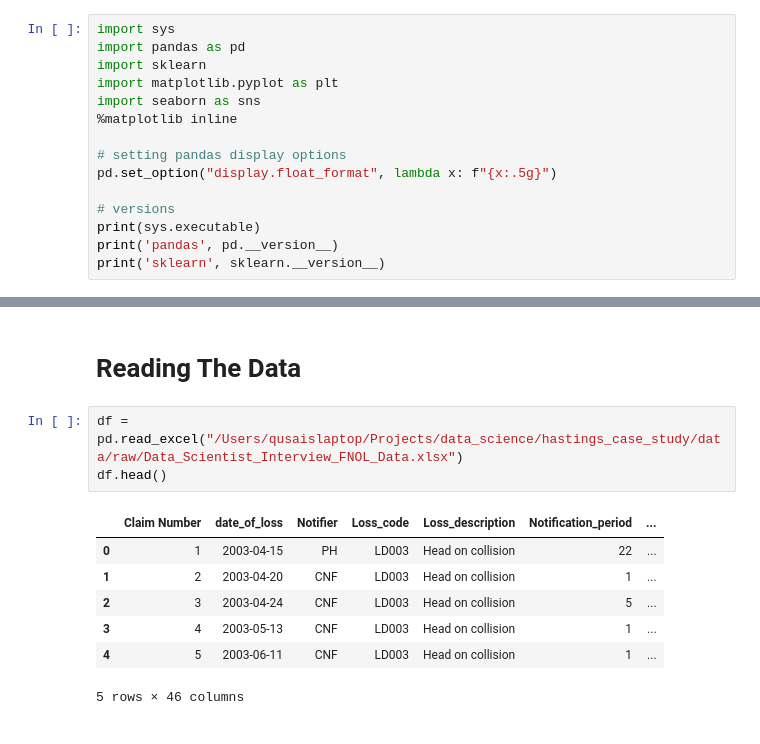
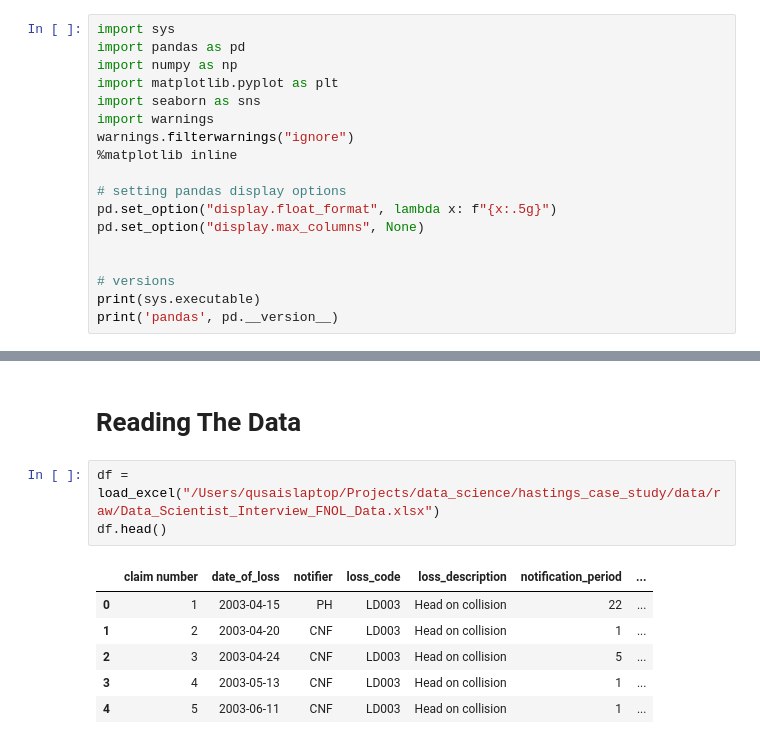
Before and after one commit to qusai238/fnol_modelling, a Jupyter notebook: notebooks/fnol_analysis.ipynb, the cells around one changed output, grey strips where cells are left out. Drawn from its saved outputs; the diff is of its cells as text.

```diff
--- a/notebooks/fnol_analysis.ipynb
+++ b/notebooks/fnol_analysis.ipynb
@@ -1,16 +4,19 @@
 # %%
 import sys
 import pandas as pd
-import sklearn
+import numpy as np
 import matplotlib.pyplot as plt
 import seaborn as sns
+import warnings
+warnings.filterwarnings("ignore")
 %matplotlib inline
 
 # setting pandas display options
 pd.set_option("display.float_format", lambda x: f"{x:.5g}")
+pd.set_option("display.max_columns", None)
+
 
 # versions
 print(sys.executable)
 print('pandas', pd.__version__)
-print('sklearn', sklearn.__version__)
 # %% [output]
@@ -21,13 +48,12 @@ sklearn 1.9.1
 # %% [markdown]
 # Reading The Data
 # %%
-df = pd.read_excel("/Users/qusaislaptop/Projects/data_science/hastings_case_study/data/raw/Data_Scientist_Interview_FNOL_Data.xlsx")
+df = load_excel("/Users/qusaislaptop/Projects/data_science/hastings_case_study/data/raw/Data_Scientist_Interview_FNOL_Data.xlsx")
 df.head()
 # %% [output]
-|  | Claim Number | date_of_loss | Notifier | Loss_code | Loss_description | Notification_period | ... |
+|  | claim number | date_of_loss | notifier | loss_code | loss_description | notification_period | ... |
 | 0 | 1 | 2003-04-15 | PH | LD003 | Head on collision | 22 | ... |
 | 1 | 2 | 2003-04-20 | CNF | LD003 | Head on collision | 1 | ... |
 | 2 | 3 | 2003-04-24 | CNF | LD003 | Head on collision | 5 | ... |
 | 3 | 4 | 2003-05-13 | CNF | LD003 | Head on collision | 1 | ... |
 | 4 | 5 | 2003-06-11 | CNF | LD003 | Head on collision | 1 | ... |
-5 rows × 46 columns
```
Also changed, not shown: parts of 18 cells of this notebook, 3 other files.
